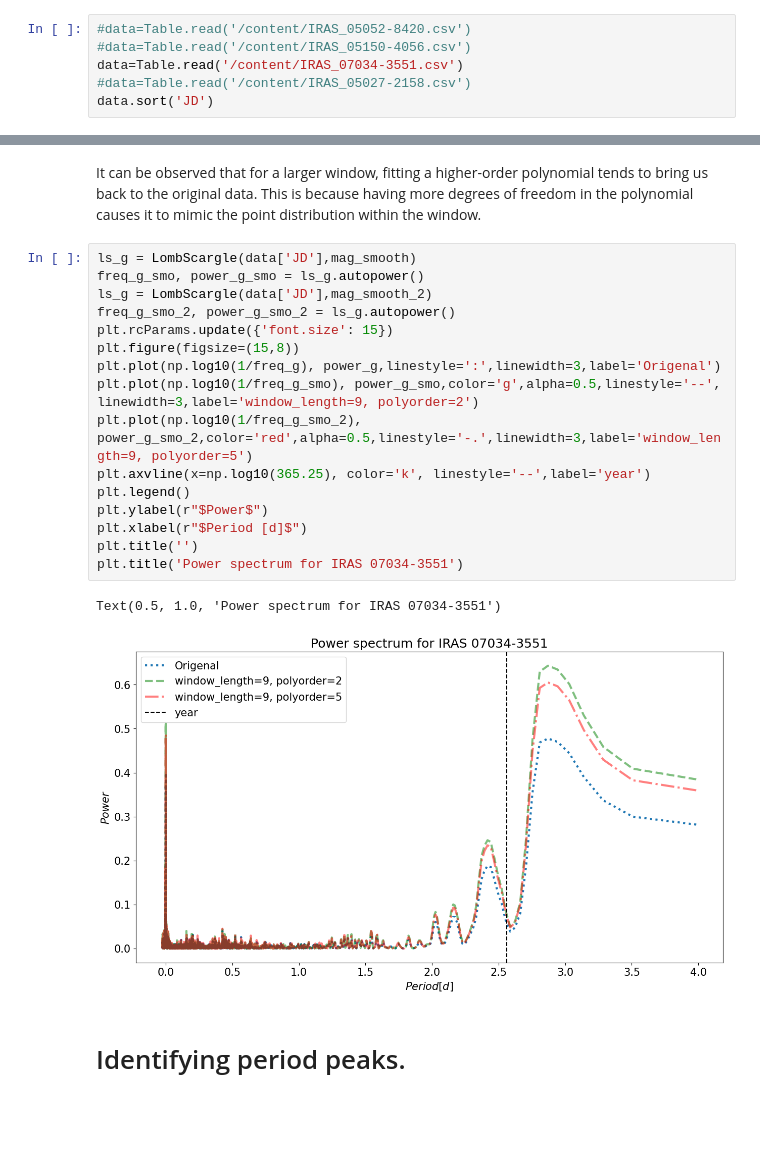
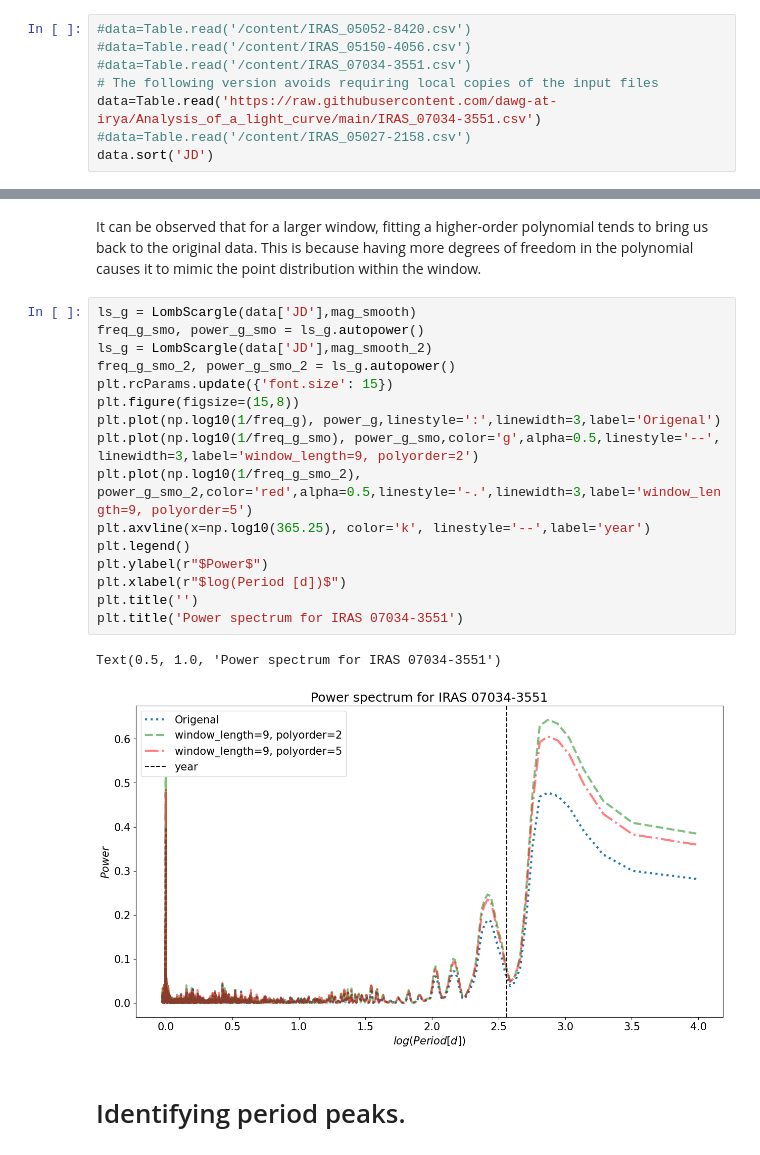
Before and after one commit to dawg-at-irya/Analysis_of_a_light_curve, a Jupyter notebook: Analysis_of_a_light_curve.ipynb, the cells around one changed output, grey strips where cells are left out. Saved outputs shown, nothing was run; the diff lists cells and outputs as text; blank space fills up the shorter version.

```diff
--- a/Analysis_of_a_light_curve.ipynb
+++ b/Analysis_of_a_light_curve.ipynb
@@ -13,7 +13,9 @@ from scipy import signal
 # %%
 #data=Table.read('/content/IRAS_05052-8420.csv')
 #data=Table.read('/content/IRAS_05150-4056.csv')
-data=Table.read('/content/IRAS_07034-3551.csv')
+#data=Table.read('/content/IRAS_07034-3551.csv')
+# The following version avoids requiring local copies of the input files
+data=Table.read('https://raw.githubusercontent.com/dawg-at-irya/Analysis_of_a_light_curve/main/IRAS_07034-3551.csv')
 #data=Table.read('/content/IRAS_05027-2158.csv')
 data.sort('JD')
 # %% [markdown]
@@ -164,22 +168,22 @@ It can be observed that for a larger window, fitting a higher-order polynomial t
 # %%
 ls_g = LombScargle(data['JD'],mag_smooth)
 freq_g_smo, power_g_smo = ls_g.autopower()
 ls_g = LombScargle(data['JD'],mag_smooth_2)
 freq_g_smo_2, power_g_smo_2 = ls_g.autopower()
 plt.rcParams.update({'font.size': 15})
 plt.figure(figsize=(15,8))
 plt.plot(np.log10(1/freq_g), power_g,linestyle=':',linewidth=3,label='Origenal')
 plt.plot(np.log10(1/freq_g_smo), power_g_smo,color='g',alpha=0.5,linestyle='--', linewidth=3,label='window_length=9, polyorder=2')
 plt.plot(np.log10(1/freq_g_smo_2), power_g_smo_2,color='red',alpha=0.5,linestyle='-.',linewidth=3,label='window_length=9, polyorder=5')
 plt.axvline(x=np.log10(365.25), color='k', linestyle='--',label='year')
 plt.legend()
 plt.ylabel(r"$Power$")
-plt.xlabel(r"$Period [d]$")
+plt.xlabel(r"$log(Period [d])$")
 plt.title('')
 plt.title('Power spectrum for IRAS 07034-3551')
 # %% [output]
 Text(0.5, 1.0, 'Power spectrum for IRAS 07034-3551')
-[figure, old version]
+[figure, new version]
 # %% [markdown]
 # Identifying period peaks.
 # %% [markdown]
```
Also changed, not shown: parts of 10 cells of this notebook.
